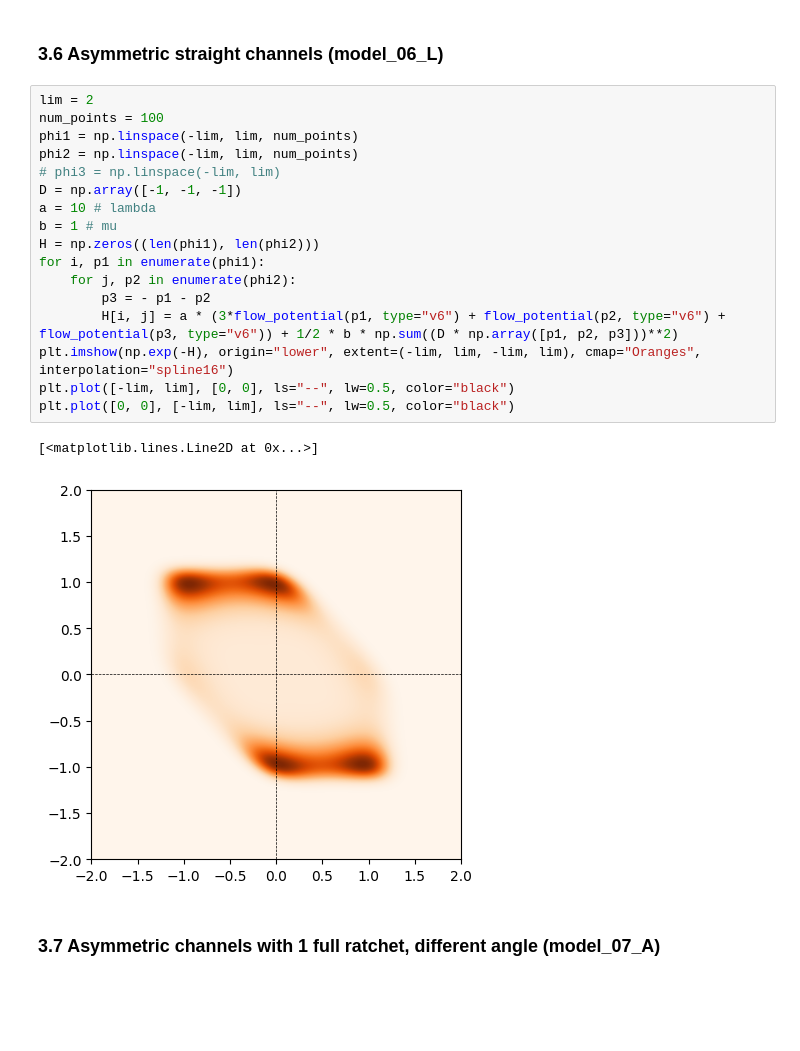
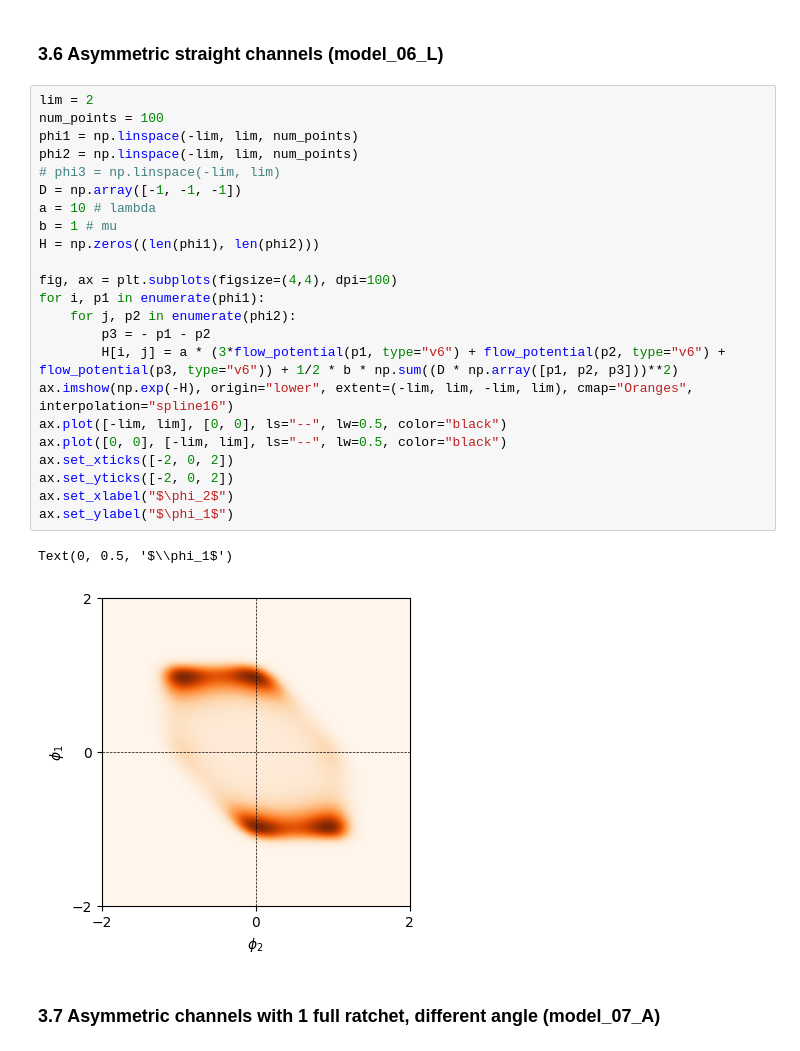
Before and after one commit to ZLoverty/AN, a Jupyter notebook: Code/energy landscape.ipynb, the cells around one changed output. Saved outputs shown, nothing was run; the diff lists cells and outputs as text; blank space fills up the shorter version.

```diff
--- a/Code/energy landscape.ipynb
+++ b/Code/energy landscape.ipynb
@@ -198,23 +204,29 @@ plt.plot([0, 0], [-lim, lim], ls="--", lw=0.5, color="black")
 # %%
 lim = 2
 num_points = 100
 phi1 = np.linspace(-lim, lim, num_points)
 phi2 = np.linspace(-lim, lim, num_points)
 # phi3 = np.linspace(-lim, lim)
 D = np.array([-1, -1, -1])
 a = 10 # lambda
 b = 1 # mu
 H = np.zeros((len(phi1), len(phi2)))
+
+fig, ax = plt.subplots(figsize=(4,4), dpi=100)
 for i, p1 in enumerate(phi1):
     for j, p2 in enumerate(phi2):
         p3 = - p1 - p2
         H[i, j] = a * (3*flow_potential(p1, type="v6") + flow_potential(p2, type="v6") + flow_potential(p3, type="v6")) + 1/2 * b * np.sum((D * np.array([p1, p2, p3]))**2)
-plt.imshow(np.exp(-H), origin="lower", extent=(-lim, lim, -lim, lim), cmap="Oranges", interpolation="spline16")
-plt.plot([-lim, lim], [0, 0], ls="--", lw=0.5, color="black")
-plt.plot([0, 0], [-lim, lim], ls="--", lw=0.5, color="black")
+ax.imshow(np.exp(-H), origin="lower", extent=(-lim, lim, -lim, lim), cmap="Oranges", interpolation="spline16")
+ax.plot([-lim, lim], [0, 0], ls="--", lw=0.5, color="black")
+ax.plot([0, 0], [-lim, lim], ls="--", lw=0.5, color="black")
+ax.set_xticks([-2, 0, 2])
+ax.set_yticks([-2, 0, 2])
+ax.set_xlabel("$\phi_2$")
+ax.set_ylabel("$\phi_1$")
 # %% [output]
-[<matplotlib.lines.Line2D at 0x...>]
+Text(0, 0.5, '$\\phi_1$')
-[figure, old version]
+[figure, new version]
 # %% [markdown]
 ### 3.7 Asymmetric channels with 1 full ratchet, different angle (model_07_A)
 # %%
```
Also changed, not shown: parts of 3 cells of this notebook.
